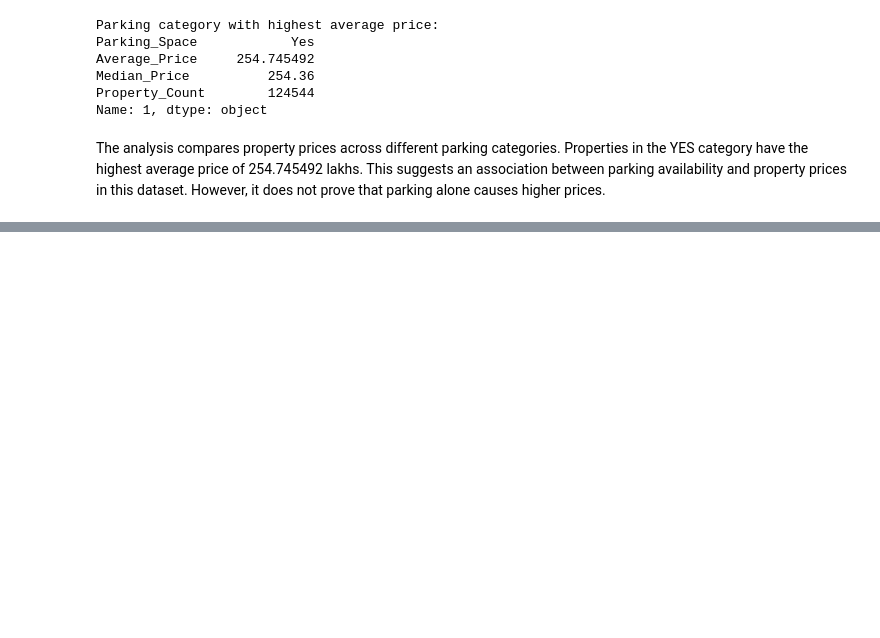
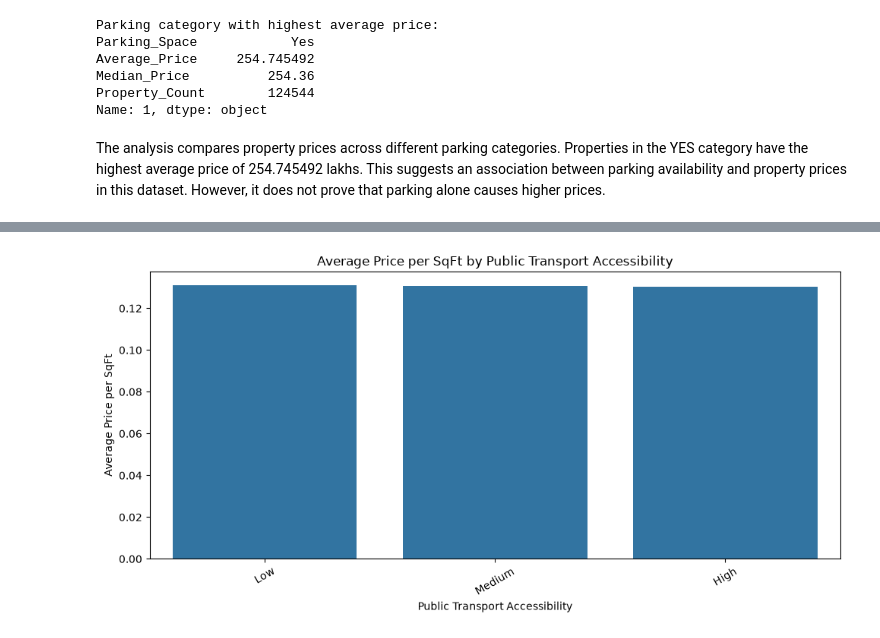
Before and after one commit to shakti-mankar/Data_Analyst_internship_projects, a Jupyter notebook: 3rd project/Notebooks/EDA.ipynb, the cells around one changed output, grey strips where cells are left out. Cells and saved outputs as stored; diff of their text form; code cells hidden in the pictures; blank space fills up the shorter version.

```diff
--- a/3rd project/Notebooks/EDA.ipynb
+++ b/3rd project/Notebooks/EDA.ipynb
@@ -1751,0 +1858,21 @@ The analysis compares property prices across different parking categories. Prope
+# %%
+transport_price = (
+    df[df["Price_per_SqFt"] > 0]
+    .groupby("Public_Transport_Accessibility")["Price_per_SqFt"]
+    .agg(["mean", "median", "count"])
+    .reset_index()
+)
+
+transport_price.columns = [
+    "Transport_Accessibility",
+    "Average_Price_Per_SqFt",
+    "Median_Price_Per_SqFt",
+    "Property_Count"
+]
+
+transport_price = transport_price.sort_values(
+    by="Average_Price_Per_SqFt",
+    ascending=False
+)
+
+print(transport_price)
@@ -1751,0 +1889,18 @@ The analysis compares property prices across different parking categories. Prope
+# %%
+plt.figure(figsize=(10, 5))
+
+sns.barplot(
+    data=transport_price,
+    x="Transport_Accessibility",
+    y="Average_Price_Per_SqFt"
+)
+
+plt.title("Average Price per SqFt by Public Transport Accessibility")
+plt.xlabel("Public Transport Accessibility")
+plt.ylabel("Average Price per SqFt")
+plt.xticks(rotation=30)
+
+plt.tight_layout()
+plt.show()
+# %% [output]
+[figure, added]
```
Also changed, not shown: parts of 14 cells of this notebook, 5 other files.
